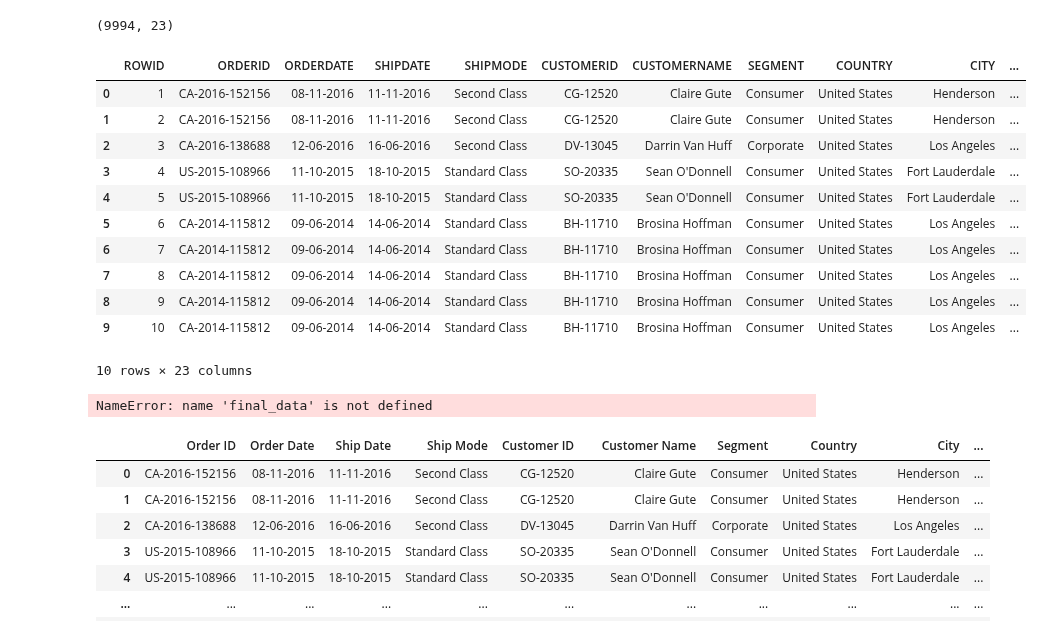
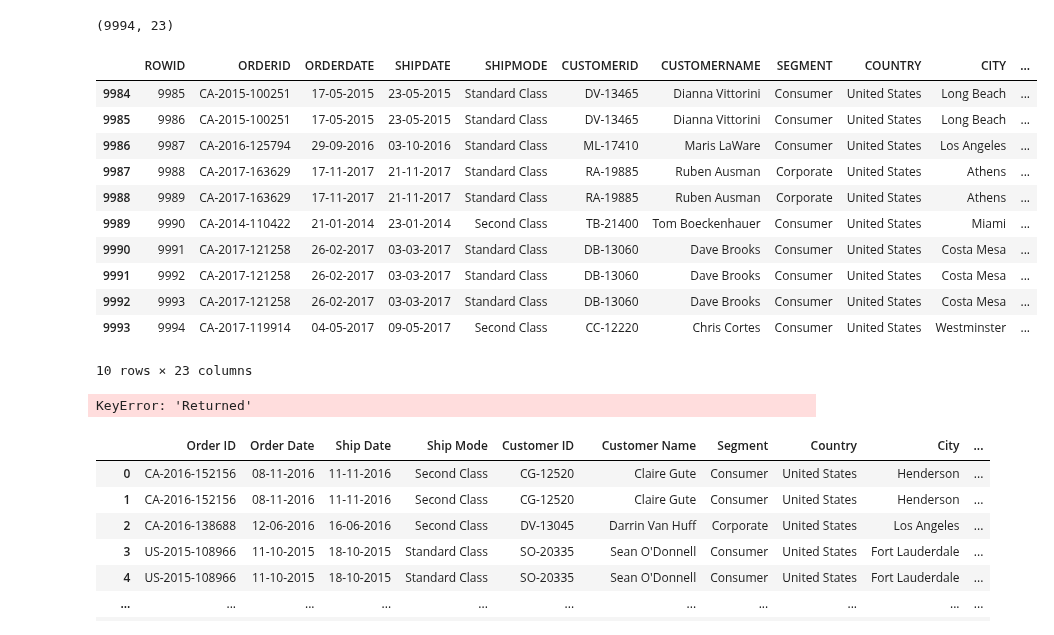
Before and after one commit to MandalaSandeep0704/Sandeep, a Jupyter notebook: Untitled.ipynb, the cells around one changed output. Saved outputs shown, nothing was run; the diff lists cells and outputs as text; code cells hidden in the pictures.

```diff
--- a/Untitled.ipynb
+++ b/Untitled.ipynb
@@ -69,26 +69,26 @@ print(final_df.shape)
 # %% [output]
 (9994, 23)
 # %%
-final_df.head(10)
+final_data.tail(10)
 # %% [output]
 |  | ROWID | ORDERID | ORDERDATE | SHIPDATE | SHIPMODE | CUSTOMERID | CUSTOMERNAME | SEGMENT | COUNTRY | CITY | ... |
-| 0 | 1 | CA-2016-152156 | 08-11-2016 | 11-11-2016 | Second Class | CG-12520 | Claire Gute | Consumer | United States | Henderson | ... |
-| 1 | 2 | CA-2016-152156 | 08-11-2016 | 11-11-2016 | Second Class | CG-12520 | Claire Gute | Consumer | United States | Henderson | ... |
-| 2 | 3 | CA-2016-138688 | 12-06-2016 | 16-06-2016 | Second Class | DV-13045 | Darrin Van Huff | Corporate | United States | Los Angeles | ... |
-| 3 | 4 | US-2015-108966 | 11-10-2015 | 18-10-2015 | Standard Class | SO-20335 | Sean O'Donnell | Consumer | United States | Fort Lauderdale | ... |
-| 4 | 5 | US-2015-108966 | 11-10-2015 | 18-10-2015 | Standard Class | SO-20335 | Sean O'Donnell | Consumer | United States | Fort Lauderdale | ... |
-| 5 | 6 | CA-2014-115812 | 09-06-2014 | 14-06-2014 | Standard Class | BH-11710 | Brosina Hoffman | Consumer | United States | Los Angeles | ... |
-| 6 | 7 | CA-2014-115812 | 09-06-2014 | 14-06-2014 | Standard Class | BH-11710 | Brosina Hoffman | Consumer | United States | Los Angeles | ... |
-| 7 | 8 | CA-2014-115812 | 09-06-2014 | 14-06-2014 | Standard Class | BH-11710 | Brosina Hoffman | Consumer | United States | Los Angeles | ... |
-| 8 | 9 | CA-2014-115812 | 09-06-2014 | 14-06-2014 | Standard Class | BH-11710 | Brosina Hoffman | Consumer | United States | Los Angeles | ... |
-| 9 | 10 | CA-2014-115812 | 09-06-2014 | 14-06-2014 | Standard Class | BH-11710 | Brosina Hoffman | Consumer | United States | Los Angeles | ... |
+| 9984 | 9985 | CA-2015-100251 | 17-05-2015 | 23-05-2015 | Standard Class | DV-13465 | Dianna Vittorini | Consumer | United States | Long Beach | ... |
+| 9985 | 9986 | CA-2015-100251 | 17-05-2015 | 23-05-2015 | Standard Class | DV-13465 | Dianna Vittorini | Consumer | United States | Long Beach | ... |
+| 9986 | 9987 | CA-2016-125794 | 29-09-2016 | 03-10-2016 | Standard Class | ML-17410 | Maris LaWare | Consumer | United States | Los Angeles | ... |
+| 9987 | 9988 | CA-2017-163629 | 17-11-2017 | 21-11-2017 | Standard Class | RA-19885 | Ruben Ausman | Corporate | United States | Athens | ... |
+| 9988 | 9989 | CA-2017-163629 | 17-11-2017 | 21-11-2017 | Standard Class | RA-19885 | Ruben Ausman | Corporate | United States | Athens | ... |
+| 9989 | 9990 | CA-2014-110422 | 21-01-2014 | 23-01-2014 | Second Class | TB-21400 | Tom Boeckenhauer | Consumer | United States | Miami | ... |
+| 9990 | 9991 | CA-2017-121258 | 26-02-2017 | 03-03-2017 | Standard Class | DB-13060 | Dave Brooks | Consumer | United States | Costa Mesa | ... |
+| 9991 | 9992 | CA-2017-121258 | 26-02-2017 | 03-03-2017 | Standard Class | DB-13060 | Dave Brooks | Consumer | United States | Costa Mesa | ... |
+| 9992 | 9993 | CA-2017-121258 | 26-02-2017 | 03-03-2017 | Standard Class | DB-13060 | Dave Brooks | Consumer | United States | Costa Mesa | ... |
+| 9993 | 9994 | CA-2017-119914 | 04-05-2017 | 09-05-2017 | Second Class | CC-12220 | Chris Cortes | Consumer | United States | Westminster | ... |
 10 rows × 23 columns
 # %%
 #final_data = pd.merge(orders,returns,on = 'Order ID', how='left')
 # %%
-final_data['Return Status'] = final_data['Returned'].apply(lambda x:1 if str(x).lower()=='yes' else 0)
+final_data['Return Status'] = final_data['Returned'].apply(lambda x:1 if x==True else 0)
 # %% [output]
-NameError: name 'final_data' is not defined
+KeyError: 'Returned'
 # %%
 final_data.drop(columns=['Returned','Row ID'])
 # %% [output]
```
Also changed, not shown: parts of 1 cell of this notebook.
